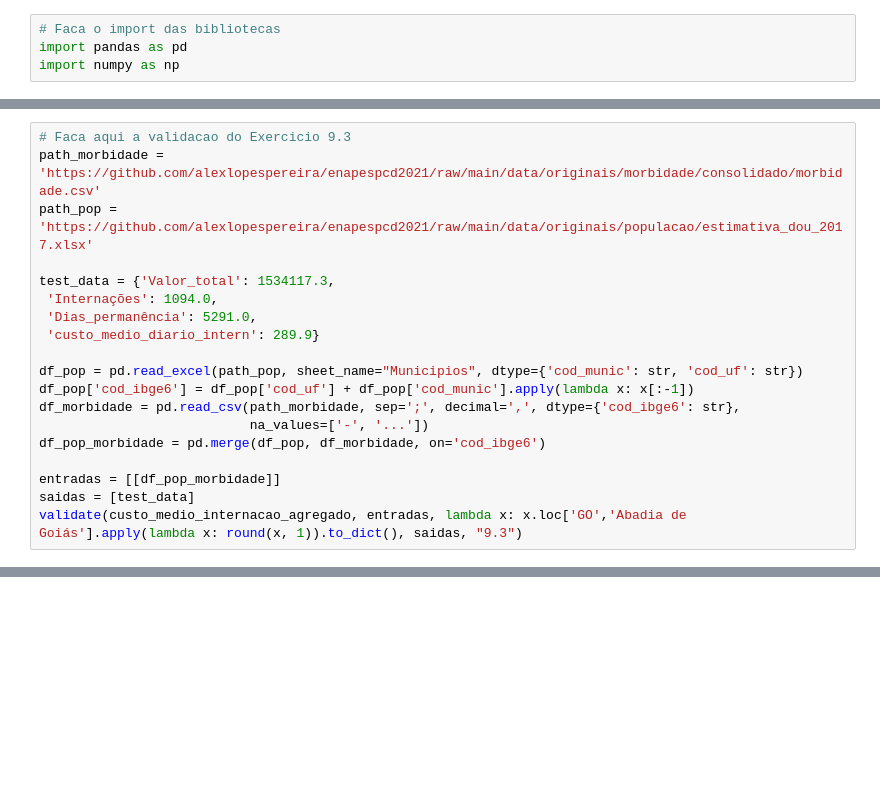
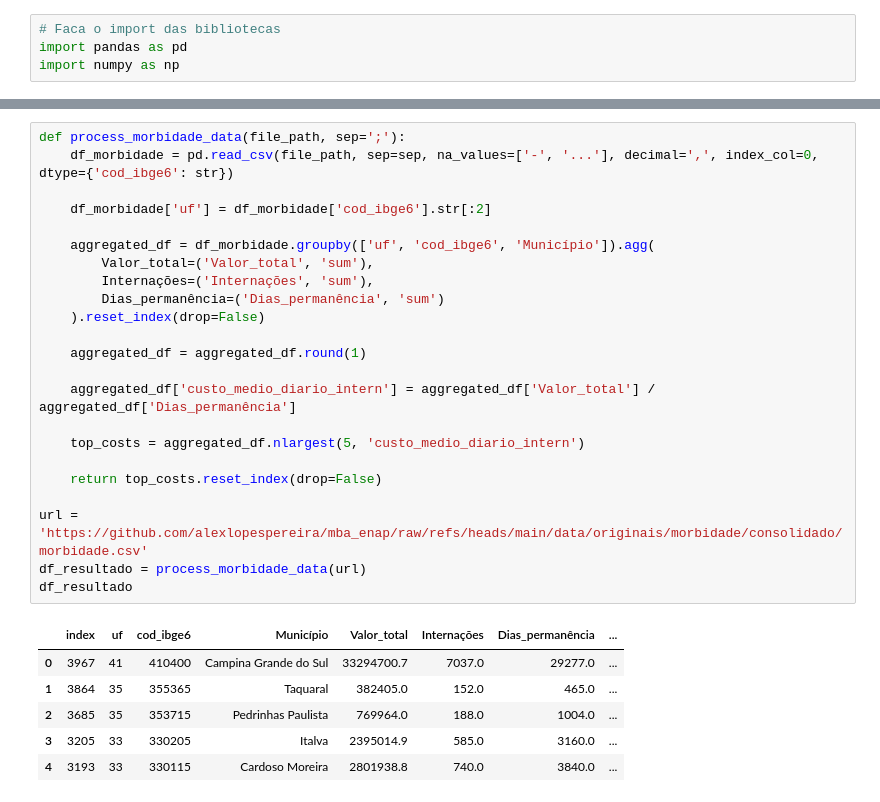
Before and after one commit to tadeugomes/mba_enap_python, a Jupyter notebook: Exercicios/Aula9_Exercicio.ipynb, the cells around one changed output, grey strips where cells are left out. Drawn from its saved outputs; the diff is of its cells as text; blank space fills up the shorter version.

```diff
--- a/Exercicios/Aula9_Exercicio.ipynb
+++ b/Exercicios/Aula9_Exercicio.ipynb
@@ -157,19 +28,0 @@ def custo_medio_internacao_agregado(df_morbidade_pop):
-# %%
-# Faca aqui a validacao do Exercicio 9.3
-path_morbidade = 'https://github.com/alexlopespereira/enapespcd2021/raw/main/data/originais/morbidade/consolidado/morbidade.csv'
-path_pop = 'https://github.com/alexlopespereira/enapespcd2021/raw/main/data/originais/populacao/estimativa_dou_2017.xlsx'
-
-test_data = {'Valor_total': 1534117.3,
- 'Internações': 1094.0,
- 'Dias_permanência': 5291.0,
- 'custo_medio_diario_intern': 289.9}
-
-df_pop = pd.read_excel(path_pop, sheet_name="Municipios", dtype={'cod_munic': str, 'cod_uf': str})
-df_pop['cod_ibge6'] = df_pop['cod_uf'] + df_pop['cod_munic'].apply(lambda x: x[:-1])
-df_morbidade = pd.read_csv(path_morbidade, sep=';', decimal=',', dtype={'cod_ibge6': str},
-                           na_values=['-', '...'])
-df_pop_morbidade = pd.merge(df_pop, df_morbidade, on='cod_ibge6')
-
-entradas = [[df_pop_morbidade]]
-saidas = [test_data]
-validate(custo_medio_internacao_agregado, entradas, lambda x: x.loc['GO','Abadia de Goiás'].apply(lambda x: round(x, 1)).to_dict(), saidas, "9.3")
@@ -245,0 +208,30 @@ print(m)
+# %%
+def process_morbidade_data(file_path, sep=';'):
+    df_morbidade = pd.read_csv(file_path, sep=sep, na_values=['-', '...'], decimal=',', index_col=0, dtype={'cod_ibge6': str})
+
+    df_morbidade['uf'] = df_morbidade['cod_ibge6'].str[:2]
+
+    aggregated_df = df_morbidade.groupby(['uf', 'cod_ibge6', 'Município']).agg(
+        Valor_total=('Valor_total', 'sum'),
+        Internações=('Internações', 'sum'),
+        Dias_permanência=('Dias_permanência', 'sum')
+    ).reset_index(drop=False)
+
+    aggregated_df = aggregated_df.round(1)
+
+    aggregated_df['custo_medio_diario_intern'] = aggregated_df['Valor_total'] / aggregated_df['Dias_permanência']
+
+    top_costs = aggregated_df.nlargest(5, 'custo_medio_diario_intern')
+
+    return top_costs.reset_index(drop=False)
+
+url = 'https://github.com/alexlopespereira/mba_enap/raw/refs/heads/main/data/originais/morbidade/consolidado/morbidade.csv'
+df_resultado = process_morbidade_data(url)
+df_resultado
+# %% [output]
+|  | index | uf | cod_ibge6 | Município | Valor_total | Internações | Dias_permanência | ... |
+| 0 | 3967 | 41 | 410400 | Campina Grande do Sul | 33294700.7 | 7037.0 | 29277.0 | ... |
+| 1 | 3864 | 35 | 355365 | Taquaral | 382405.0 | 152.0 | 465.0 | ... |
+| 2 | 3685 | 35 | 353715 | Pedrinhas Paulista | 769964.0 | 188.0 | 1004.0 | ... |
+| 3 | 3205 | 33 | 330205 | Italva | 2395014.9 | 585.0 | 3160.0 | ... |
+| 4 | 3193 | 33 | 330115 | Cardoso Moreira | 2801938.8 | 740.0 | 3840.0 | ... |
```
Also changed, not shown: parts of 38 cells of this notebook.
